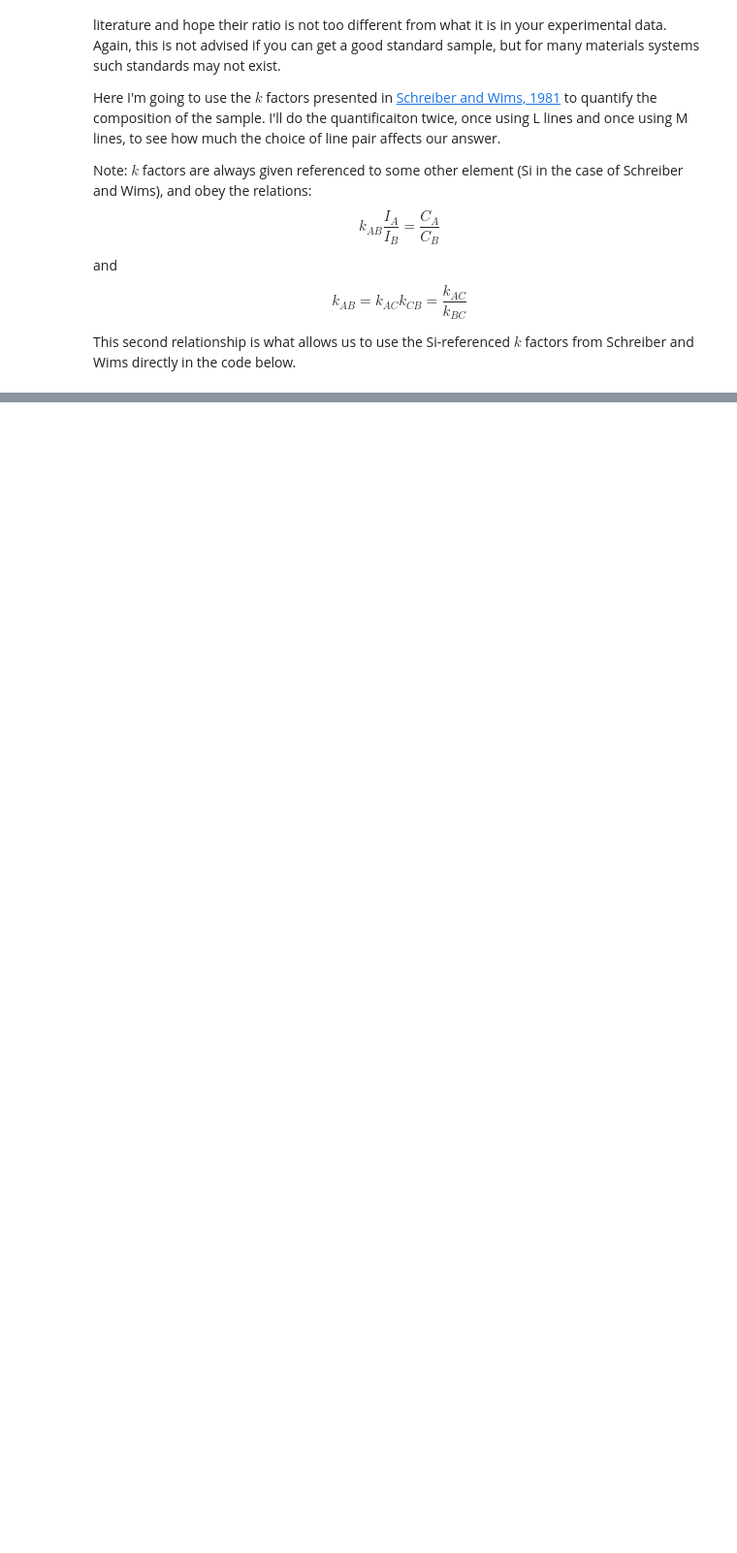
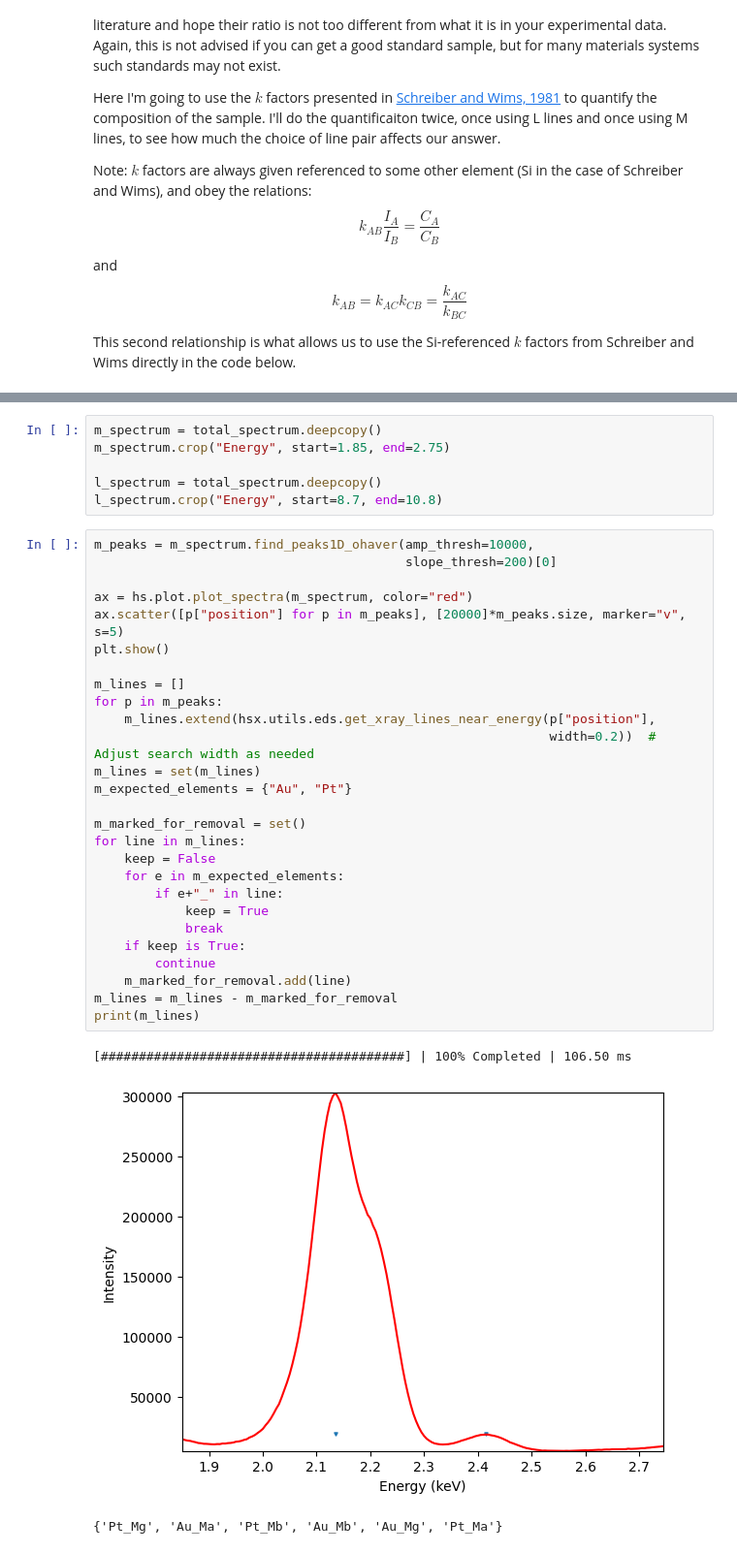
Before and after one commit to realitychemist/data_analysis_scripts, a Jupyter notebook: edxs_quant.ipynb, the cells around one changed output, grey strips where cells are left out. Shown at 97% size. Drawn from its saved outputs; the diff is of its cells as text; blank space fills up the shorter version.

```diff
--- a/edxs_quant.ipynb
+++ b/edxs_quant.ipynb
@@ -262,0 +274,37 @@ Pt: 10.4%
+# %%
+m_spectrum = total_spectrum.deepcopy()
+m_spectrum.crop("Energy", start=1.85, end=2.75)
+
+l_spectrum = total_spectrum.deepcopy()
+l_spectrum.crop("Energy", start=8.7, end=10.8)
+# %%
+m_peaks = m_spectrum.find_peaks1D_ohaver(amp_thresh=10000,
+                                         slope_thresh=200)[0]
+
+ax = hs.plot.plot_spectra(m_spectrum, color="red")
+ax.scatter([p["position"] for p in m_peaks], [20000]*m_peaks.size, marker="v", s=5)
+plt.show()
+
+m_lines = []
+for p in m_peaks:
+    m_lines.extend(hsx.utils.eds.get_xray_lines_near_energy(p["position"],
+                                                            width=0.2))  # Adjust search width as needed
+m_lines = set(m_lines)
+m_expected_elements = {"Au", "Pt"}
+
+m_marked_for_removal = set()
+for line in m_lines:
+    keep = False
+    for e in m_expected_elements:
+        if e+"_" in line:
+            keep = True
+            break
+    if keep is True:
+        continue
+    m_marked_for_removal.add(line)
+m_lines = m_lines - m_marked_for_removal
+print(m_lines)
+# %% [output]
+[########################################] | 100% Completed | 106.50 ms
+[figure, added]
+{'Pt_Mg', 'Au_Ma', 'Pt_Mb', 'Au_Mb', 'Au_Mg', 'Pt_Ma'}
```
Also changed, not shown: parts of 25 cells of this notebook, 1 other file.
